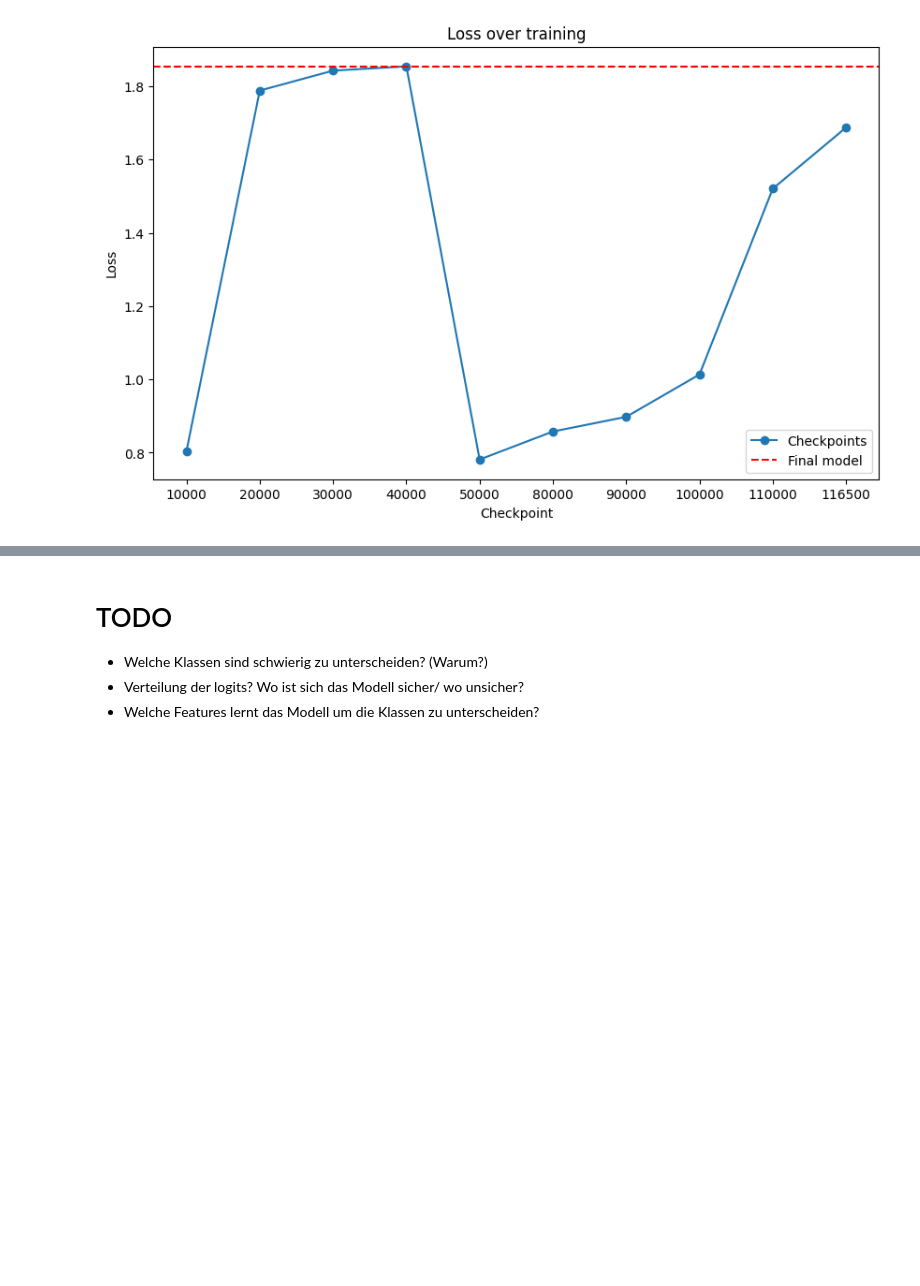
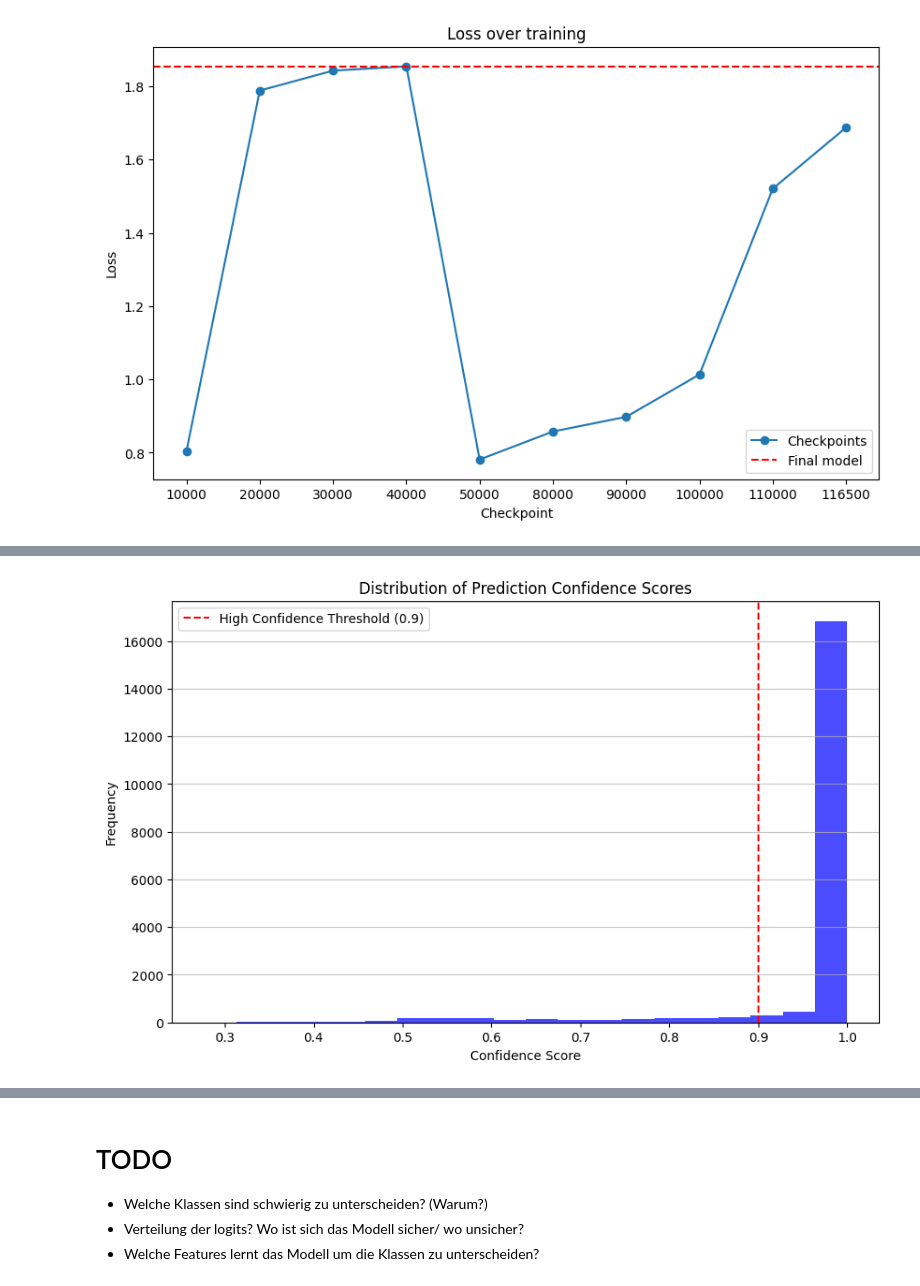
Before and after one commit to RaykKretzschmar/LyricGenrePrediction, a Jupyter notebook: 03_ModelAnalysis.ipynb, the cells around one changed output, grey strips where cells are left out. Cells and saved outputs as stored; diff of their text form; code cells hidden in the pictures; blank space fills up the shorter version.

Commit message:
confidence analysis, add markdown comments, requirements.txt, README update, fix split notebooks

```diff
--- a/03_ModelAnalysis.ipynb
+++ b/03_ModelAnalysis.ipynb
@@ -36,0 +82,25 @@ def get_predictions(model, data_loader):
+# %%
+# load the dataset
+raw_datasets = load_dataset("csv", data_files="data.csv", split="train")
+
+# change column name lyrics to sentence and playlist_genre to label
+raw_datasets = raw_datasets.rename_column("lyrics", "sentence")
+raw_datasets = raw_datasets.rename_column("playlist_genre", "label")
+
+# Split the dataset into train, validation, and test sets
+train_testvalid = raw_datasets.train_test_split(test_size=0.2, seed=SEED)
+test_valid = train_testvalid["test"].train_test_split(test_size=0.5, seed=SEED)
+
+# Assign the resulting datasets to variables
+train_dataset = train_testvalid["train"]
+valid_dataset = test_valid["train"]
+test_dataset = test_valid["test"]
+
+# Now you have train_dataset, valid_dataset, and test_dataset
+raw_datasets = {
+    "train": train_dataset,
+    "validation": valid_dataset,
+    "test": test_dataset,
+}
+raw_datasets = datasets.DatasetDict(raw_datasets)
+raw_datasets
@@ -192,0 +477,21 @@ plt.show()
+# %%
+import matplotlib.pyplot as plt
+
+def plot_confidence_distribution(confidence_scores):
+    plt.figure(figsize=(10, 6))  # Set the figure size for better readability
+    plt.hist(confidence_scores, bins=20, alpha=0.7, color='blue')  # Create the histogram
+    plt.title('Distribution of Prediction Confidence Scores')  # Set the title of the histogram
+    plt.xlabel('Confidence Score')  # Label the x-axis as "Confidence Score"
+    plt.ylabel('Frequency')  # Label the y-axis as "Frequency"
+    plt.grid(axis='y', alpha=0.75)  # Add a grid for better readability
+    plt.axvline(x=0.9, color='red', linestyle='--', label='High Confidence Threshold (0.9)')  # Mark the high confidence threshold
+    plt.legend()  # Show the legend to explain the red line
+    plt.show()  # Display the histogram
+
+# Assuming you have already calculated the confidence scores using the updated function
+confidence_scores = results["confidence_scores"]  # Use the confidence scores obtained from the function
+
+# Plot the distribution of confidence scores
+plot_confidence_distribution(confidence_scores)
+# %% [output]
+[figure, added]
```
Also changed, not shown: parts of 18 cells of this notebook, 5 other files.
